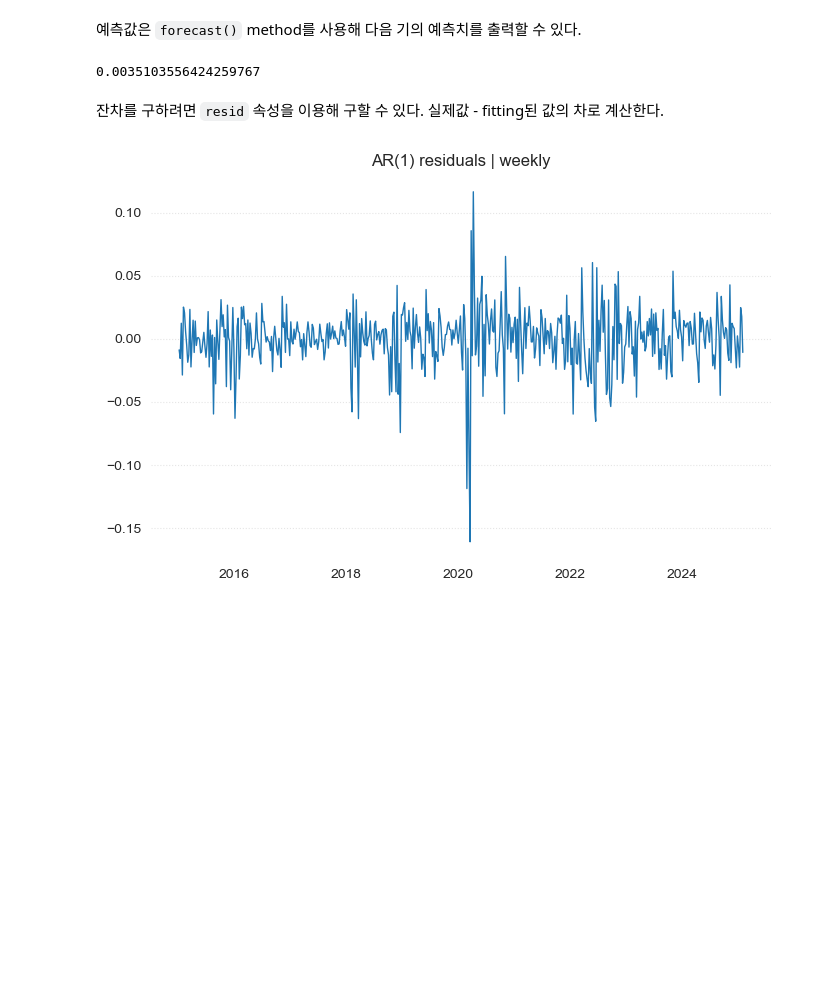
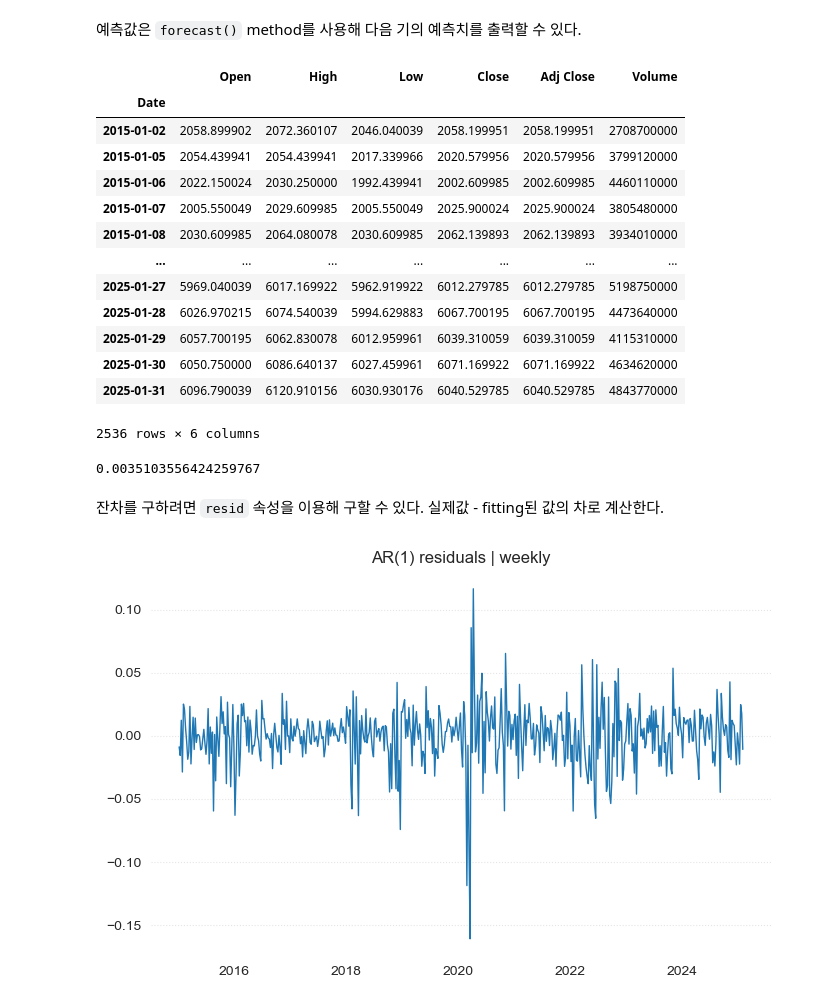
Before and after one commit to QuantifiSogang/2025AdvancedPythonForFinance, a Jupyter notebook: Note/02RecurrentNeuralNet/01LinearTimeSeries.ipynb, the cells around one changed output. Cells and saved outputs as stored; diff of their text form; code cells hidden in the pictures; blank space fills up the shorter version.

```diff
--- a/Note/02RecurrentNeuralNet/01LinearTimeSeries.ipynb
+++ b/Note/02RecurrentNeuralNet/01LinearTimeSeries.ipynb
@@ -109,6 +184,23 @@ Warnings:
 [1] Covariance matrix calculated using the outer product of gradients (complex-step).
 # %% [markdown]
 예측값은 `forecast()` method를 사용해 다음 기의 예측치를 출력할 수 있다.
+# %%
+data
+# %% [output]
+|  | Open | High | Low | Close | Adj Close | Volume |
+| Date |  |  |  |  |  |  |
+| 2015-01-02 | 2058.899902 | 2072.360107 | 2046.040039 | 2058.199951 | 2058.199951 | 2708700000 |
+| 2015-01-05 | 2054.439941 | 2054.439941 | 2017.339966 | 2020.579956 | 2020.579956 | 3799120000 |
+| 2015-01-06 | 2022.150024 | 2030.250000 | 1992.439941 | 2002.609985 | 2002.609985 | 4460110000 |
+| 2015-01-07 | 2005.550049 | 2029.609985 | 2005.550049 | 2025.900024 | 2025.900024 | 3805480000 |
+| 2015-01-08 | 2030.609985 | 2064.080078 | 2030.609985 | 2062.139893 | 2062.139893 | 3934010000 |
+| ... | ... | ... | ... | ... | ... | ... |
+| 2025-01-27 | 5969.040039 | 6017.169922 | 5962.919922 | 6012.279785 | 6012.279785 | 5198750000 |
+| 2025-01-28 | 6026.970215 | 6074.540039 | 5994.629883 | 6067.700195 | 6067.700195 | 4473640000 |
+| 2025-01-29 | 6057.700195 | 6062.830078 | 6012.959961 | 6039.310059 | 6039.310059 | 4115310000 |
+| 2025-01-30 | 6050.750000 | 6086.640137 | 6027.459961 | 6071.169922 | 6071.169922 | 4634620000 |
+| 2025-01-31 | 6096.790039 | 6120.910156 | 6030.930176 | 6040.529785 | 6040.529785 | 4843770000 |
+2536 rows × 6 columns
 # %%
 ar_model.forecast().values[0] # predicted value
 # %% [output]
```
Also changed, not shown: parts of 19 cells of this notebook, 6 other files.
